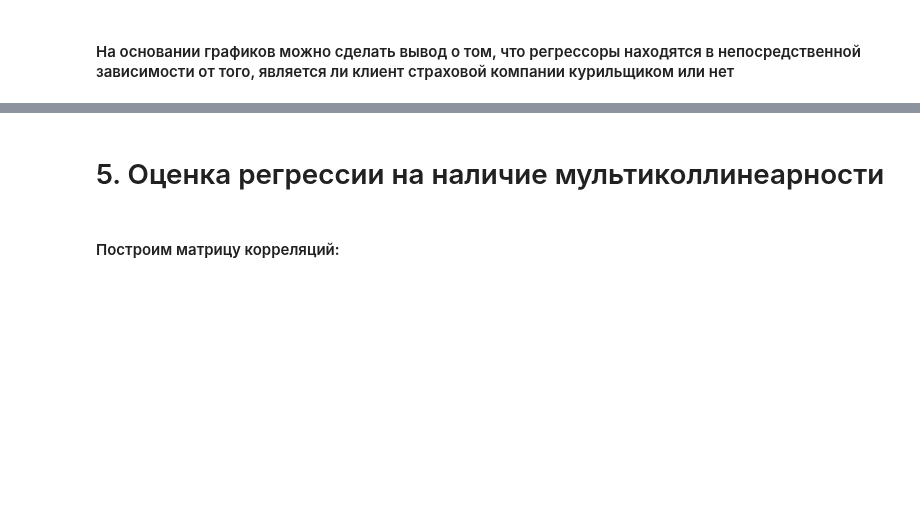
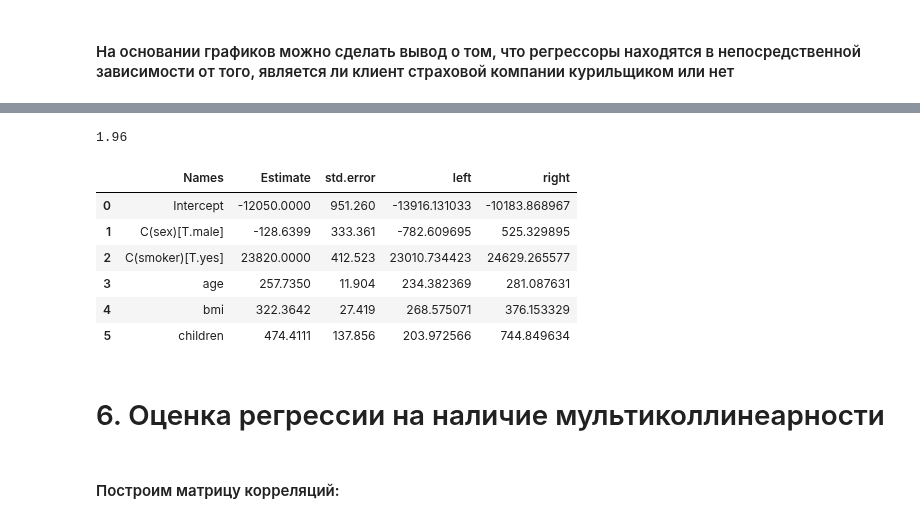
Before and after one commit to stepankhromov/econometricahomework, a Jupyter notebook: Семинары/ins.ipynb, the cells around one changed output, grey strips where cells are left out. Drawn from its saved outputs; the diff is of its cells as text; code cells hidden in the pictures; blank space fills up the shorter version.

```diff
--- a/Семинары/ins.ipynb
+++ b/Семинары/ins.ipynb
@@ -363,0 +374,11 @@ sns.pairplot(df[['age','sex','bmi','children', 'smoker']], hue='smoker')
+# %%
+data_string='''	Names Estimate	std.error
+Intercept	-1.205e+04	951.260
+C(sex)[T.male]	-128.6399	333.361
+C(smoker)[T.yes]	2.382e+04	412.523
+age	257.7350	11.904
+bmi	322.3642	27.419
+children	474.4111	137.856	'''
+# %%
+df=pd.read_csv(io.StringIO(data_string),sep='\s+')
+df
@@ -364,5 +393,23 @@ sns.pairplot(df[['age','sex','bmi','children', 'smoker']], hue='smoker')
+# %%
+alpha= 0.05
+t_cr = stats.t.ppf(1-alpha/2, 1338-6)
+t_cr.round(2)
+# %% [output]
+1.96
+# %%
+df['left'] = df['Estimate'] - t_cr*df['std.error']
+df['right'] = df['Estimate'] + t_cr*df['std.error']
+df
+# %% [output]
+|  | Names | Estimate | std.error | left | right |
+| 0 | Intercept | -12050.0000 | 951.260 | -13916.131033 | -10183.868967 |
+| 1 | C(sex)[T.male] | -128.6399 | 333.361 | -782.609695 | 525.329895 |
+| 2 | C(smoker)[T.yes] | 23820.0000 | 412.523 | 23010.734423 | 24629.265577 |
+| 3 | age | 257.7350 | 11.904 | 234.382369 | 281.087631 |
+| 4 | bmi | 322.3642 | 27.419 | 268.575071 | 376.153329 |
+| 5 | children | 474.4111 | 137.856 | 203.972566 | 744.849634 |
 # %% [markdown]
-# 5. Оценка регрессии на наличие мультиколлинеарности
+# 6. Оценка регрессии на наличие мультиколлинеарности
 # %% [markdown]
 #### Построим матрицу корреляций:
 # %%
```
Also changed, not shown: parts of 19 cells of this notebook.
